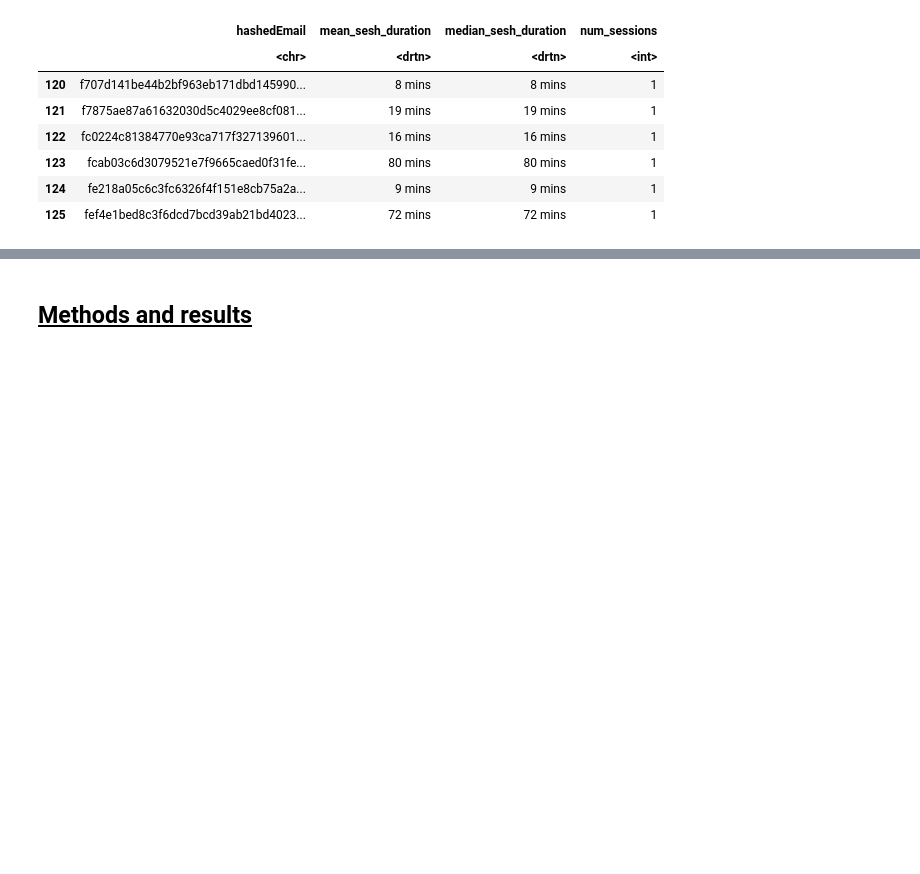
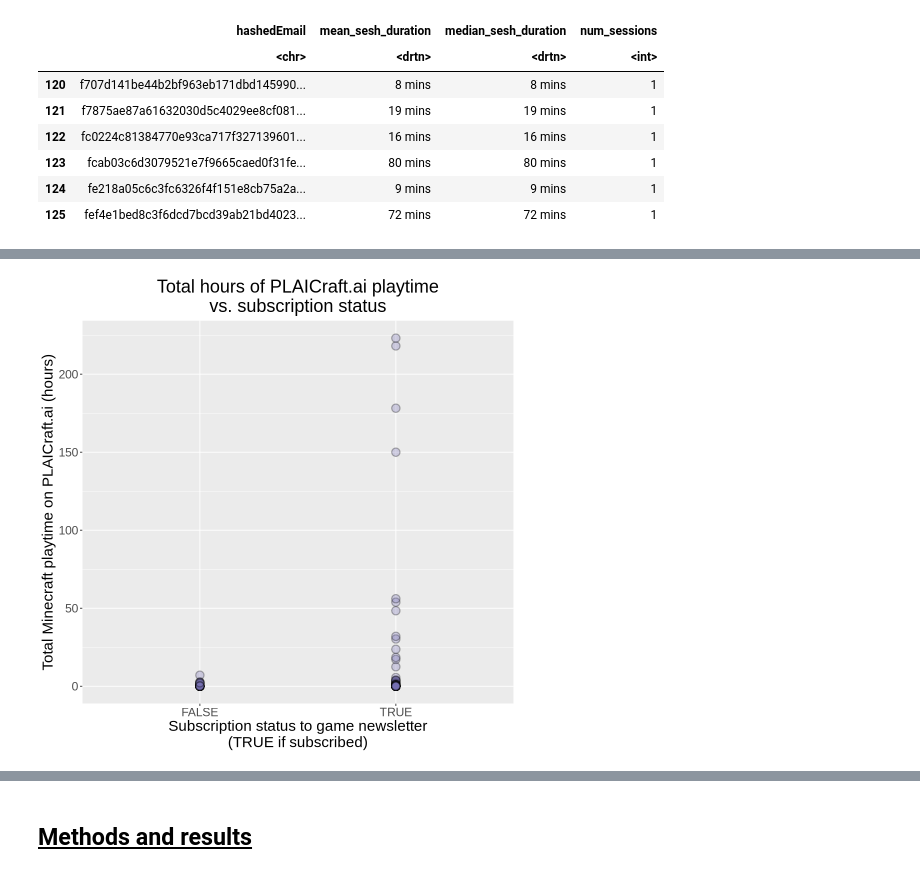
Before and after one commit to angelicaa-p/project_planning_stage_individual, a Jupyter notebook: project_preamble_ac.ipynb, the cells around one changed output, grey strips where cells are left out. Drawn from its saved outputs; the diff is of its cells as text; code cells hidden in the pictures; blank space fills up the shorter version.

```diff
--- a/project_preamble_ac.ipynb
+++ b/project_preamble_ac.ipynb
@@ -238,0 +263,11 @@ Warning message in scale_y_log10():
+# %%
+hour_v_sub <- players |>
+    ggplot(aes(x = subscribe, y = played_hours)) +
+        geom_point(alpha = 0.3, size = 4, stroke = 1, shape = 21, fill = "#7570b3ff") +
+        labs(x = "Subscription status to game newsletter\n(TRUE if subscribed)",
+             y = "Total Minecraft playtime on PLAICraft.ai (hours)",
+             title = "Total hours of PLAICraft.ai playtime\nvs. subscription status") +
+        theme(text = element_text(size = 18), plot.title = element_text(hjust = 0.5))
+hour_v_sub
+# %% [output]
+[figure, added]
```
Also changed, not shown: parts of 27 cells of this notebook.
